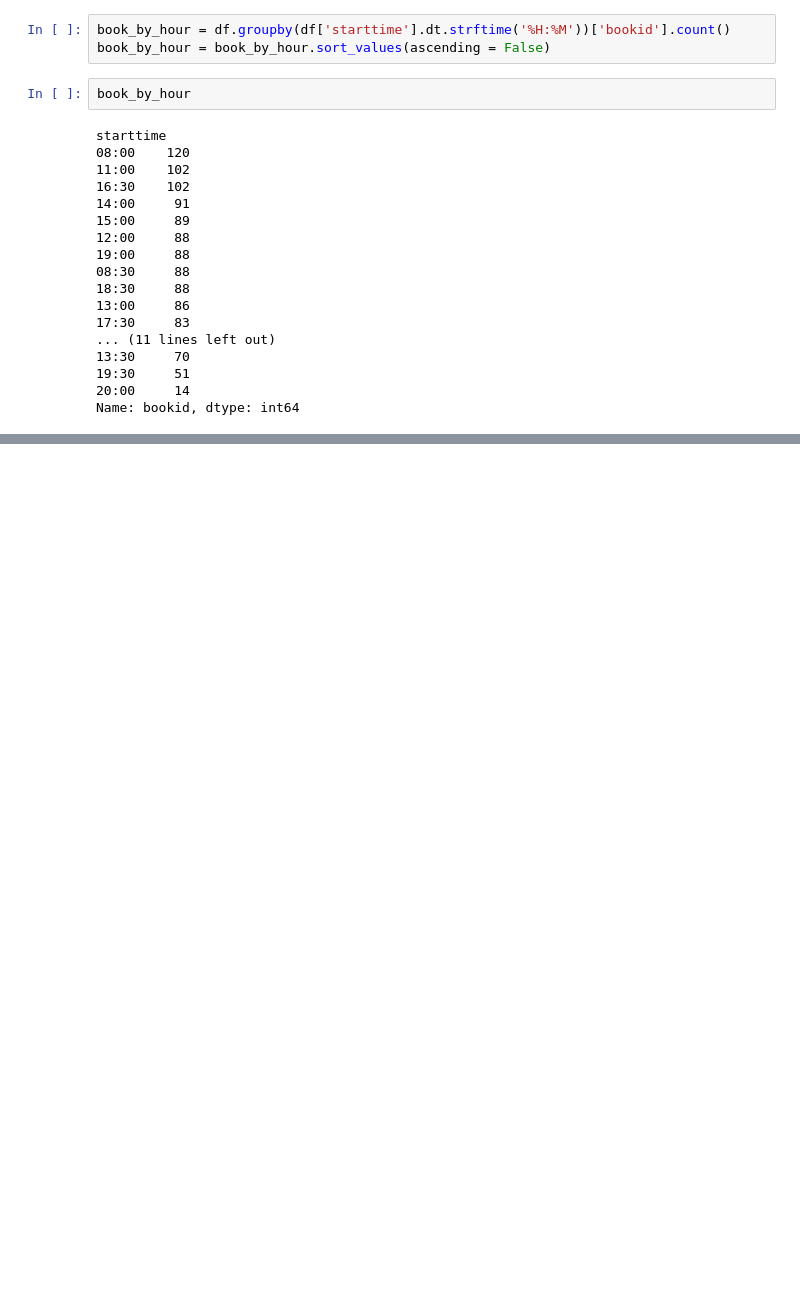
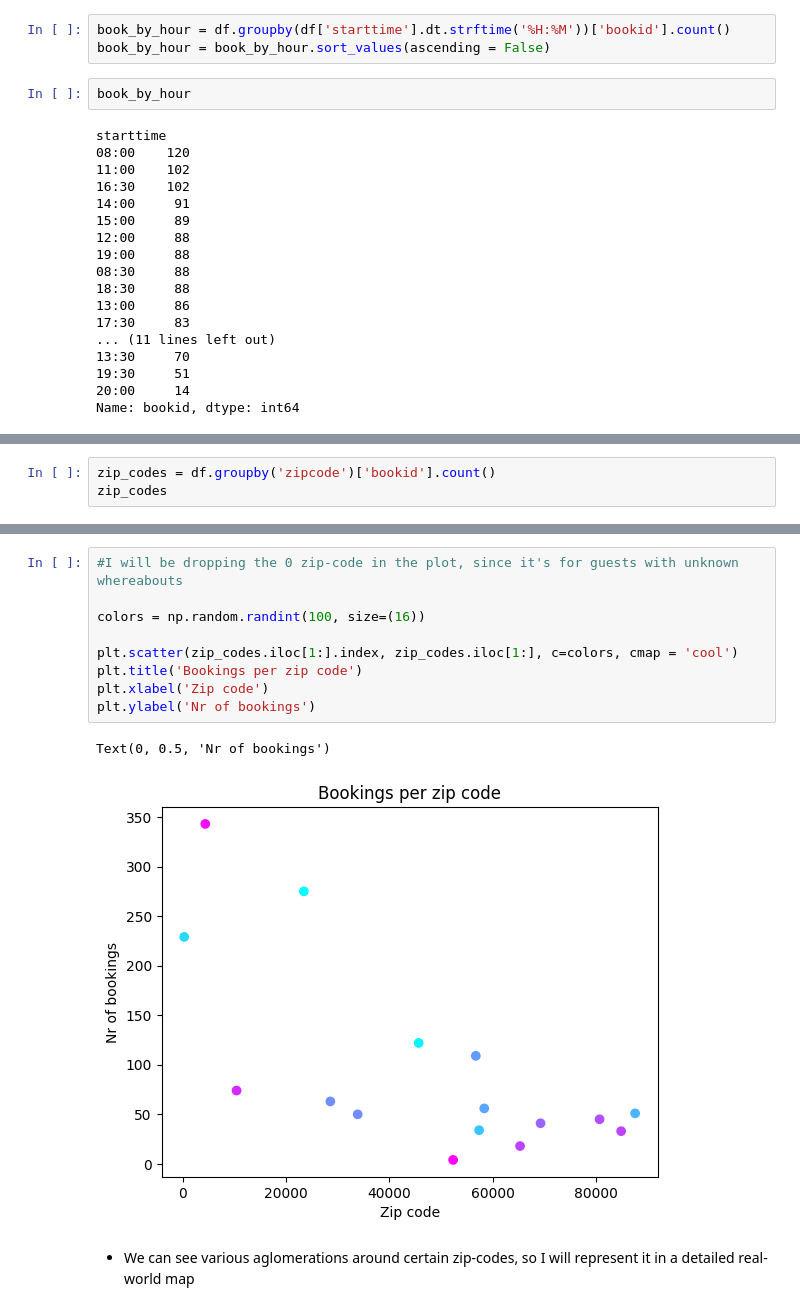
Before and after one commit to MarkusZetes/Personal-Projects, a Jupyter notebook: Analysis of sports and entertainment company using mySQL, Python, Tableau or PowerBI.ipynb, the cells around one changed output, grey strips where cells are left out. Drawn from its saved outputs; the diff is of its cells as text; blank space fills up the shorter version.

```diff
--- a/Analysis of sports and entertainment company using mySQL, Python, Tableau or PowerBI.ipynb
+++ b/Analysis of sports and entertainment company using mySQL, Python, Tableau or PowerBI.ipynb
@@ -278,0 +343,3 @@ Again we come across an interesting insight, a lot of people prefer to book some
+# %%
+zip_codes = df.groupby('zipcode')['bookid'].count()
+zip_codes
@@ -278,0 +366,14 @@ Again we come across an interesting insight, a lot of people prefer to book some
+# %%
+#I will be dropping the 0 zip-code in the plot, since it's for guests with unknown whereabouts
+
+colors = np.random.randint(100, size=(16))
+
+plt.scatter(zip_codes.iloc[1:].index, zip_codes.iloc[1:], c=colors, cmap = 'cool')
+plt.title('Bookings per zip code')
+plt.xlabel('Zip code')
+plt.ylabel('Nr of bookings')
+# %% [output]
+Text(0, 0.5, 'Nr of bookings')
+[figure, added]
+# %% [markdown]
+- We can see various aglomerations around certain zip-codes, so I will represent it in a detailed real-world map
```
Also changed, not shown: parts of 36 cells of this notebook.
